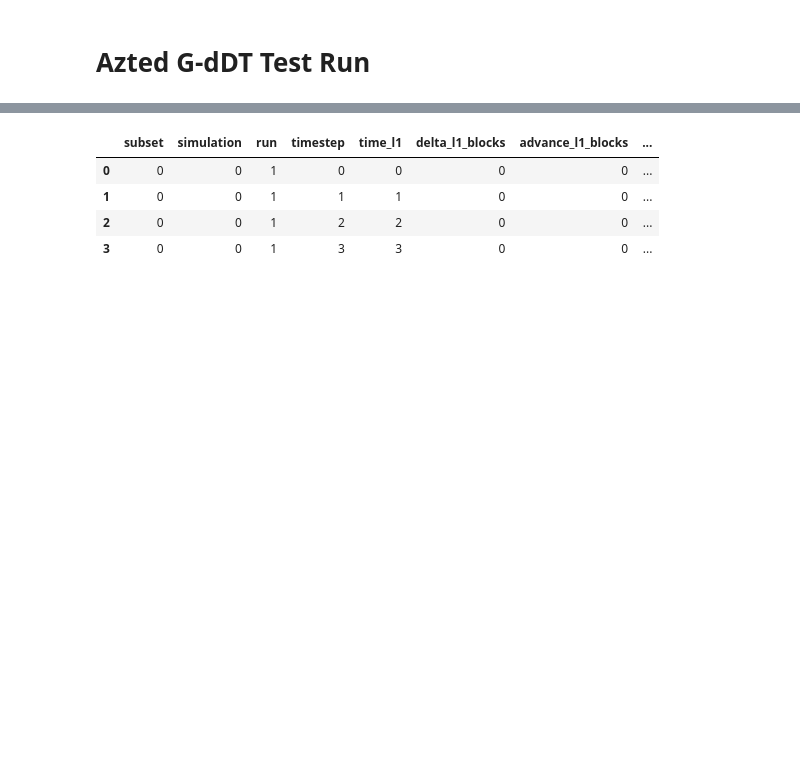
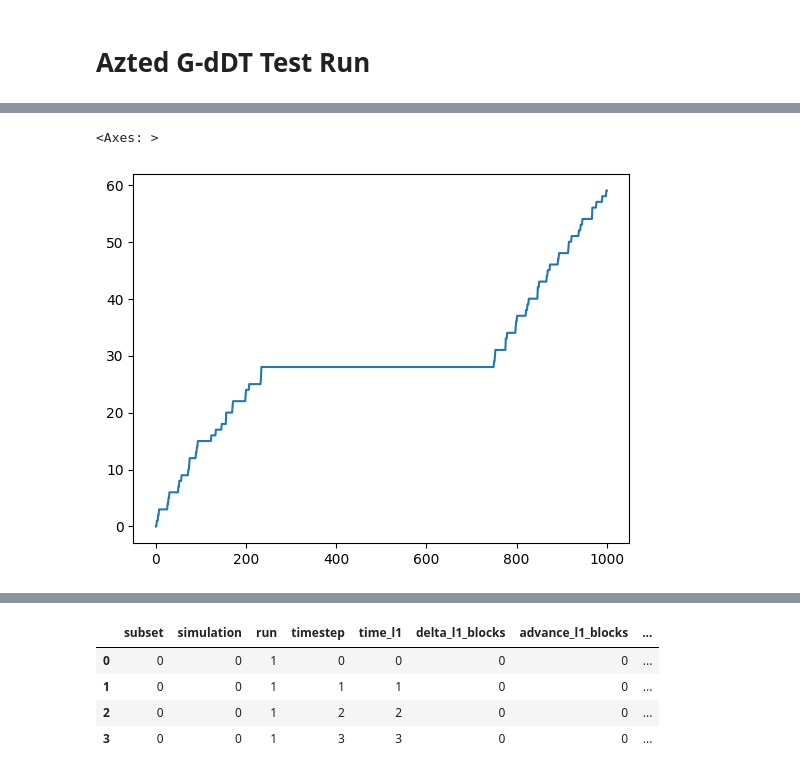
Before and after one commit to BlockScience/aztec-gddt, a Jupyter notebook: notebooks/test_run.ipynb, the cells around one changed output, grey strips where cells are left out. Drawn from its saved outputs; the diff is of its cells as text; code cells hidden in the pictures; blank space fills up the shorter version.

```diff
--- a/notebooks/test_run.ipynb
+++ b/notebooks/test_run.ipynb
@@ -36,0 +37,10 @@ for i in agent_labels:
+# %%
+sim_df.transactions.map(lambda x: len(x))
+
+from aztec_gddt.types import *
+
+fig_df['proposal_tx_count'] = sim_df.transactions.map(lambda tx_dict: len(list(v for v in tx_dict.values() if isinstance(v, Proposal))))
+fig_df.proposal_tx_count.plot()
+# %% [output]
+<Axes: >
+[figure, added]
```
Also changed, not shown: parts of 14 cells of this notebook, 1 other file.
